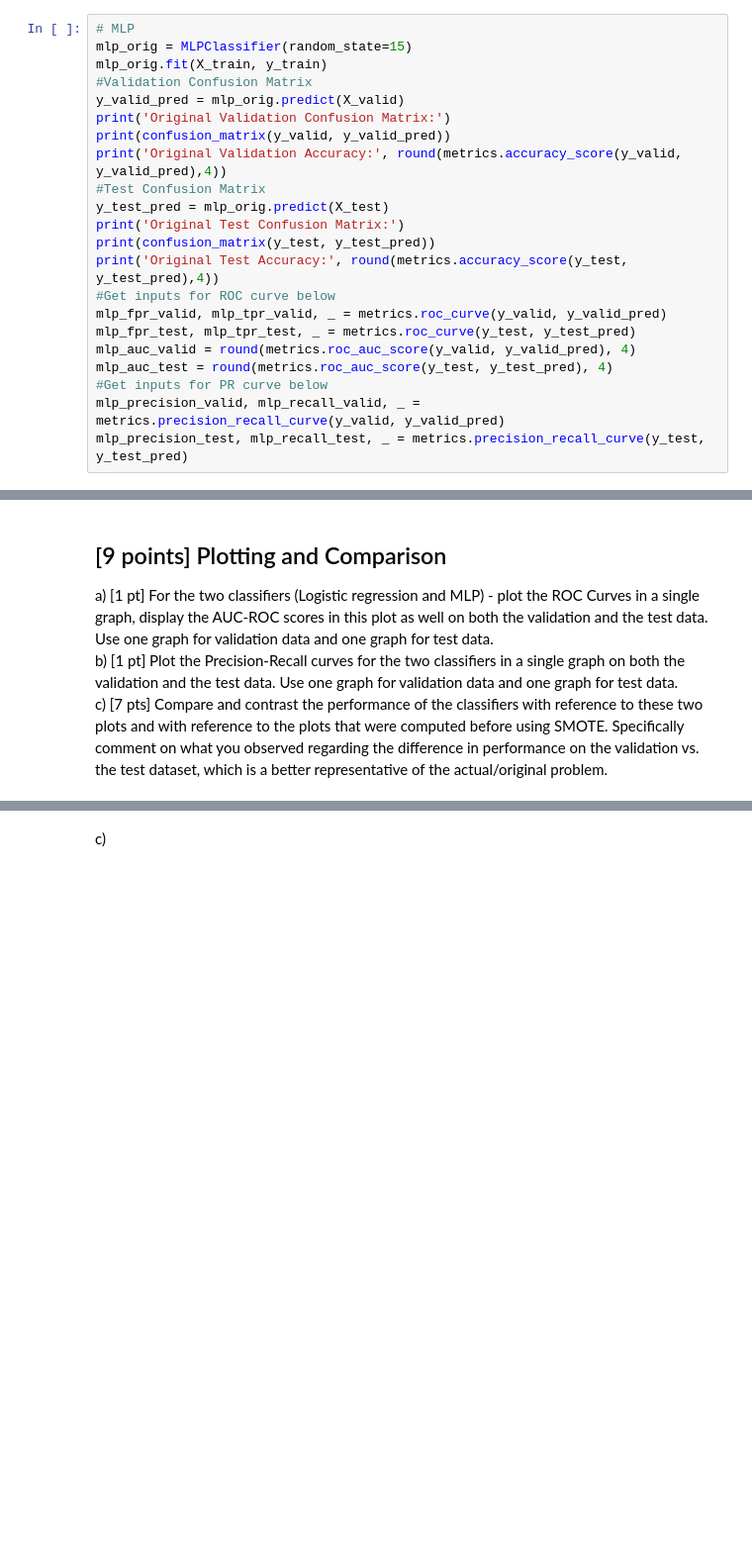
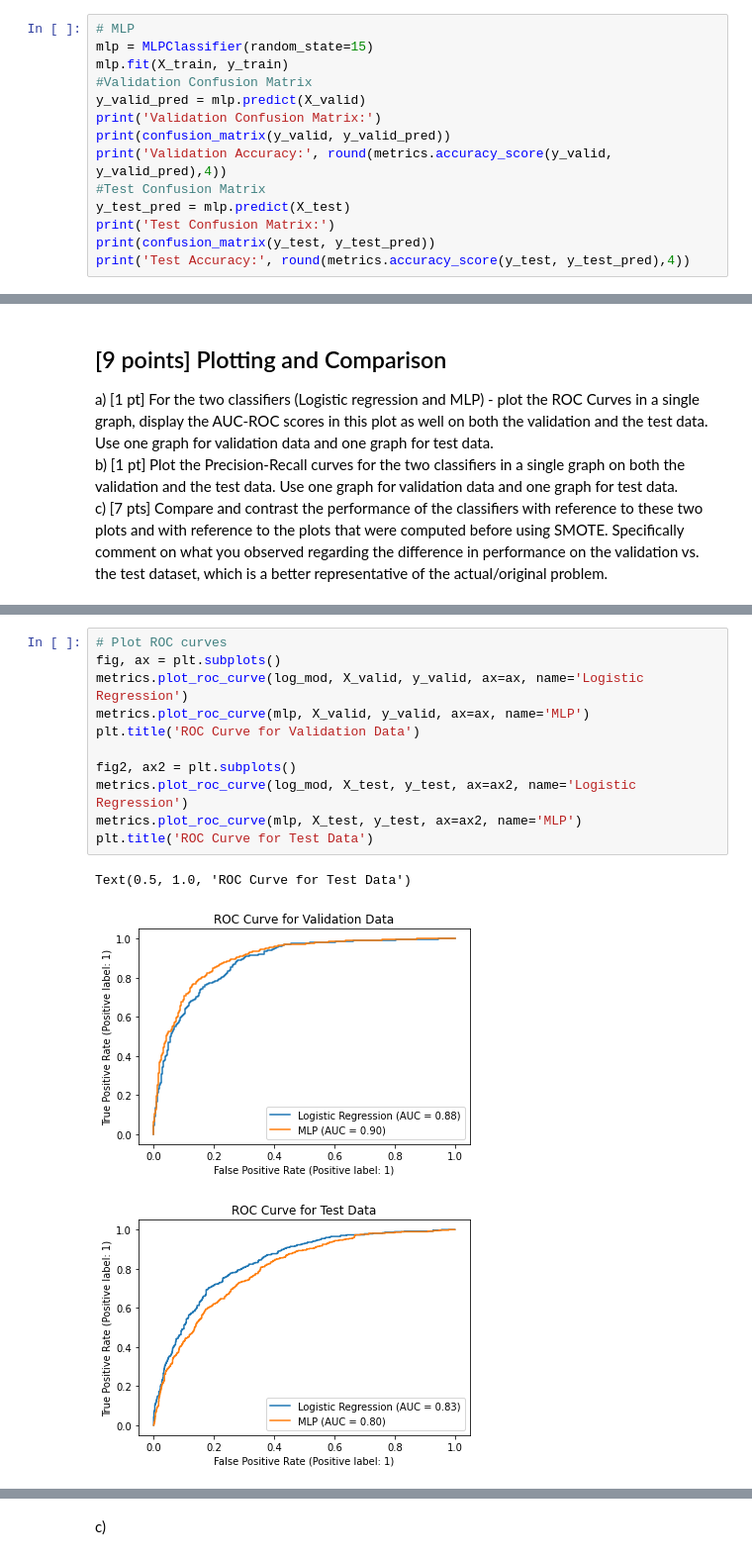
Before and after one commit to acremins1/AML-HW-4, a Jupyter notebook: AML_HW_4-1.ipynb, the cells around one changed output, grey strips where cells are left out. Shown: that part at 99% size. Saved outputs shown, nothing was run; the diff lists cells and outputs as text; blank space fills up the shorter version.

```diff
--- a/AML_HW_4-1.ipynb
+++ b/AML_HW_4-1.ipynb
@@ -501,24 +456,16 @@ Test Confusion Matrix:
 Test Accuracy: 0.7655
 # %%
 # MLP
-mlp_orig = MLPClassifier(random_state=15)
-mlp_orig.fit(X_train, y_train)
+mlp = MLPClassifier(random_state=15)
+mlp.fit(X_train, y_train)
 #Validation Confusion Matrix
-y_valid_pred = mlp_orig.predict(X_valid)
-print('Original Validation Confusion Matrix:')
+y_valid_pred = mlp.predict(X_valid)
+print('Validation Confusion Matrix:')
 print(confusion_matrix(y_valid, y_valid_pred))
-print('Original Validation Accuracy:', round(metrics.accuracy_score(y_valid, y_valid_pred),4))
+print('Validation Accuracy:', round(metrics.accuracy_score(y_valid, y_valid_pred),4))
 #Test Confusion Matrix
-y_test_pred = mlp_orig.predict(X_test)
-print('Original Test Confusion Matrix:')
+y_test_pred = mlp.predict(X_test)
+print('Test Confusion Matrix:')
 print(confusion_matrix(y_test, y_test_pred))
-print('Original Test Accuracy:', round(metrics.accuracy_score(y_test, y_test_pred),4))
-#Get inputs for ROC curve below
-mlp_fpr_valid, mlp_tpr_valid, _ = metrics.roc_curve(y_valid, y_valid_pred)
-mlp_fpr_test, mlp_tpr_test, _ = metrics.roc_curve(y_test, y_test_pred)
-mlp_auc_valid = round(metrics.roc_auc_score(y_valid, y_valid_pred), 4)
-mlp_auc_test = round(metrics.roc_auc_score(y_test, y_test_pred), 4)
-#Get inputs for PR curve below
-mlp_precision_valid, mlp_recall_valid, _ = metrics.precision_recall_curve(y_valid, y_valid_pred)
-mlp_precision_test, mlp_recall_test, _ = metrics.precision_recall_curve(y_test, y_test_pred)
+print('Test Accuracy:', round(metrics.accuracy_score(y_test, y_test_pred),4))
 # %% [output]
@@ -581,0 +485,15 @@ Text(0.5, 1.0, 'PR Curve for Test Data')
+# %%
+# Plot ROC curves
+fig, ax = plt.subplots()
+metrics.plot_roc_curve(log_mod, X_valid, y_valid, ax=ax, name='Logistic Regression')
+metrics.plot_roc_curve(mlp, X_valid, y_valid, ax=ax, name='MLP')
+plt.title('ROC Curve for Validation Data')
+
+fig2, ax2 = plt.subplots()
+metrics.plot_roc_curve(log_mod, X_test, y_test, ax=ax2, name='Logistic Regression')
+metrics.plot_roc_curve(mlp, X_test, y_test, ax=ax2, name='MLP')
+plt.title('ROC Curve for Test Data')
+# %% [output]
+Text(0.5, 1.0, 'ROC Curve for Test Data')
+[figure, added]
+[figure, added]
```
Also changed, not shown: parts of 19 cells of this notebook.
